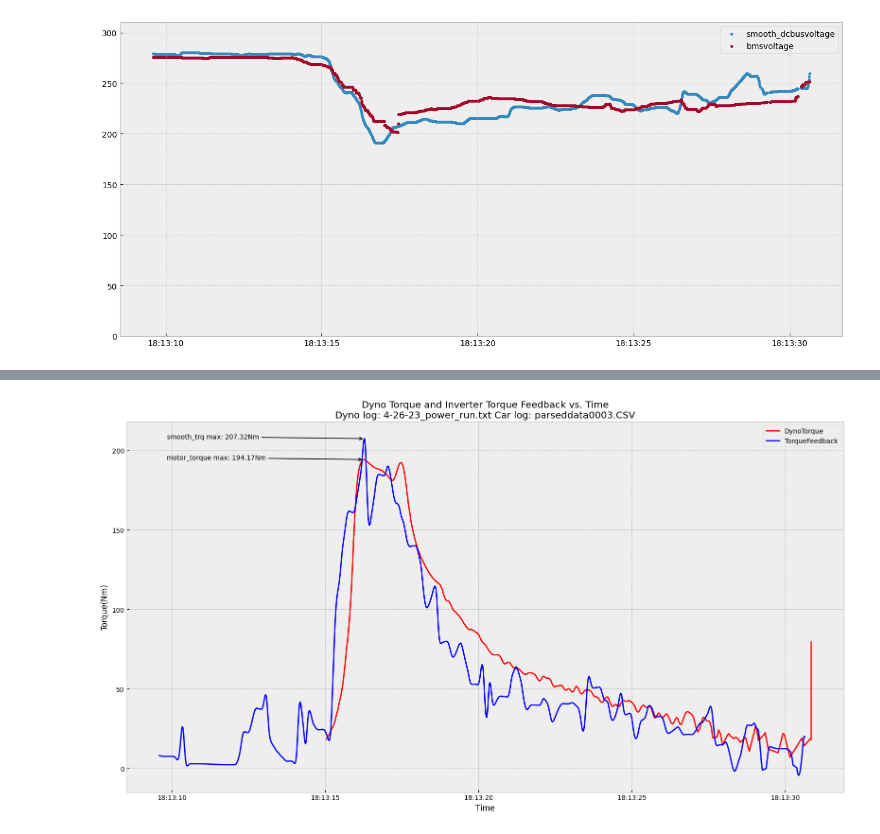
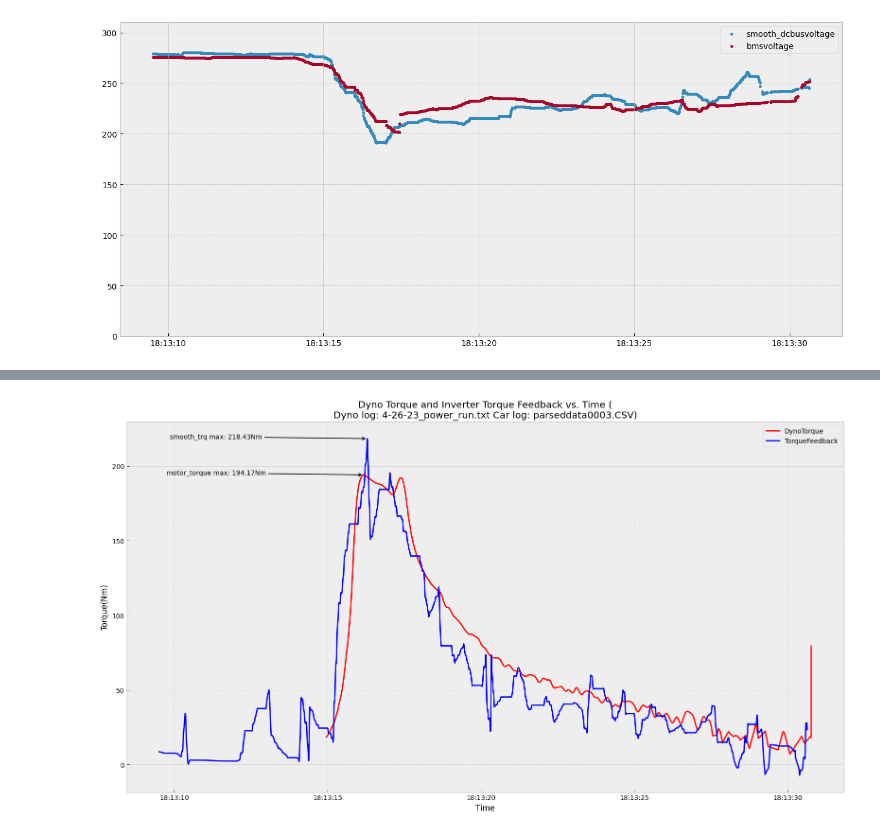
Before and after one commit to KSU-MS/KS5e-Data-Logging, a Jupyter notebook: motor_power_graphs.ipynb, the cells around one changed output, grey strips where cells are left out. Cells and saved outputs as stored; diff of their text form; code cells hidden in the pictures.

```diff
--- a/motor_power_graphs.ipynb
+++ b/motor_power_graphs.ipynb
@@ -154,7 +154,7 @@ car_log_cols_to_keep = [
     "Pack_Current", "Pack_Inst_Voltage", "D4_Iq", "D3_Id",
     "D2_Output_Voltage", "D3_VAB_Vd_Voltage", "D4_VBC_Vq_Voltage",
     "D1_DC_Bus_Voltage","D4_DC_Bus_Current",
-    "D1_Motor_Angle_Electrical"]
+    "D1_Motor_Angle_Electrical",'D2_Flux_Weakening_Output']
 
 vehicle_log = vehicle_log[car_log_cols_to_keep]
 
@@ -173,7 +173,7 @@ vehicle_log["kw"] = vehicle_log["Pack_Current"] * \
 order = 2
 fs = 1 / (10 / 1000)  # Sampling frequency
 nyquist = fs / 2
-cutoff = min(0.5 * nyquist, 5)  # Desired cutoff frequency of the filter (Hz)
+cutoff = min(0.5 * nyquist, 100)  # Desired cutoff frequency of the filter (Hz)
 print(str(cutoff)+"Hz")
 b, a = butter(order, cutoff / (fs / 2), btype='low')
 
@@ -201,5 +201,5 @@ vehicle_log["chatgpt_power"] = (vehicle_log['smooth_vd'] * vehicle_log['smooth_i
                                 vehicle_log['smooth_vq'] * vehicle_log['smooth_iq'])/power_factor/1000
 vehicle_log['torque_feedback_pwr_kw'] = vehicle_log['smooth_trq'] * vehicle_log['smooth_rpm'] / 9548.8
 vehicle_log['motor_power_kt_calc'] = vehicle_log["calc_motor_torque"] * vehicle_log['smooth_rpm'] / 9548.8
-vehicle_log.max()
+vehicle_log.min()
 # %% [output]
@@ -387,10 +475,10 @@ plt.show()
 fig,ax = plt.subplots(figsize=(16,9))
 ax.plot(dynorun["s"],dynorun['motor_torque'],label="DynoTorque",c="r")
 for dim in tire_dims:
-    ax.plot(dynorun["s"],dynorun["motor_torque_"+str(dim)],label="motor_torque_"+str(dim))
+    ax.plot(dynorun["s"],dynorun["motor_torque_"+str(dim)],label="dyno measured motor_torque_"+str(dim))
 
 ax.plot(vehicle_log.index,vehicle_log['smooth_trq'],label="TorqueFeedback",c="b")
-plt.title("Dyno Torque and Inverter Torque Feedback vs. Time"+filenames)
+plt.title(f"Dyno Torque and Inverter Torque Feedback vs. Time ({filenames})")
 plt.ylabel("Torque(Nm)")
 plt.xlabel("Time")
 
@@ -403,4 +493,4 @@ plt.show()
-[figure, old version]
+[figure, new version]
 # %%
 fig = plt.figure()
 plt.plot(vehicle_log.index,vehicle_log["smooth_rpm"],label="Motor Resolver Feedback RPM Reading")
```
Also changed, not shown: parts of 19 cells of this notebook, 42 other files.
